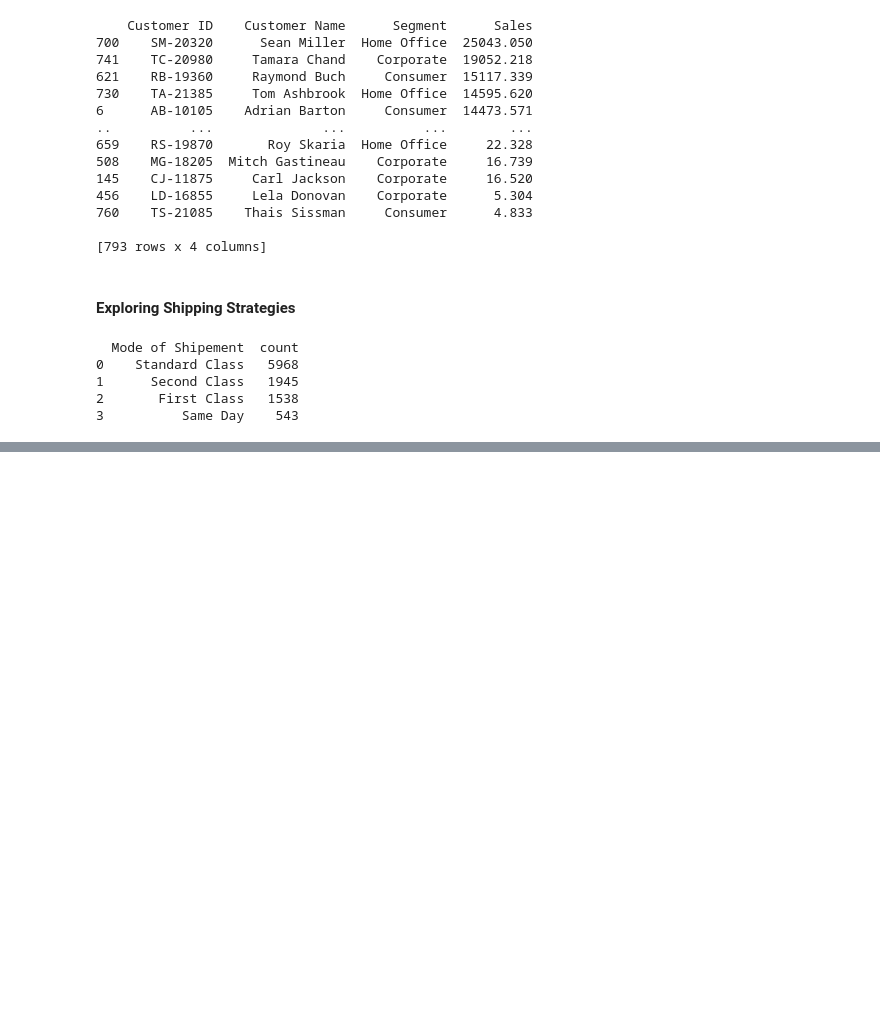
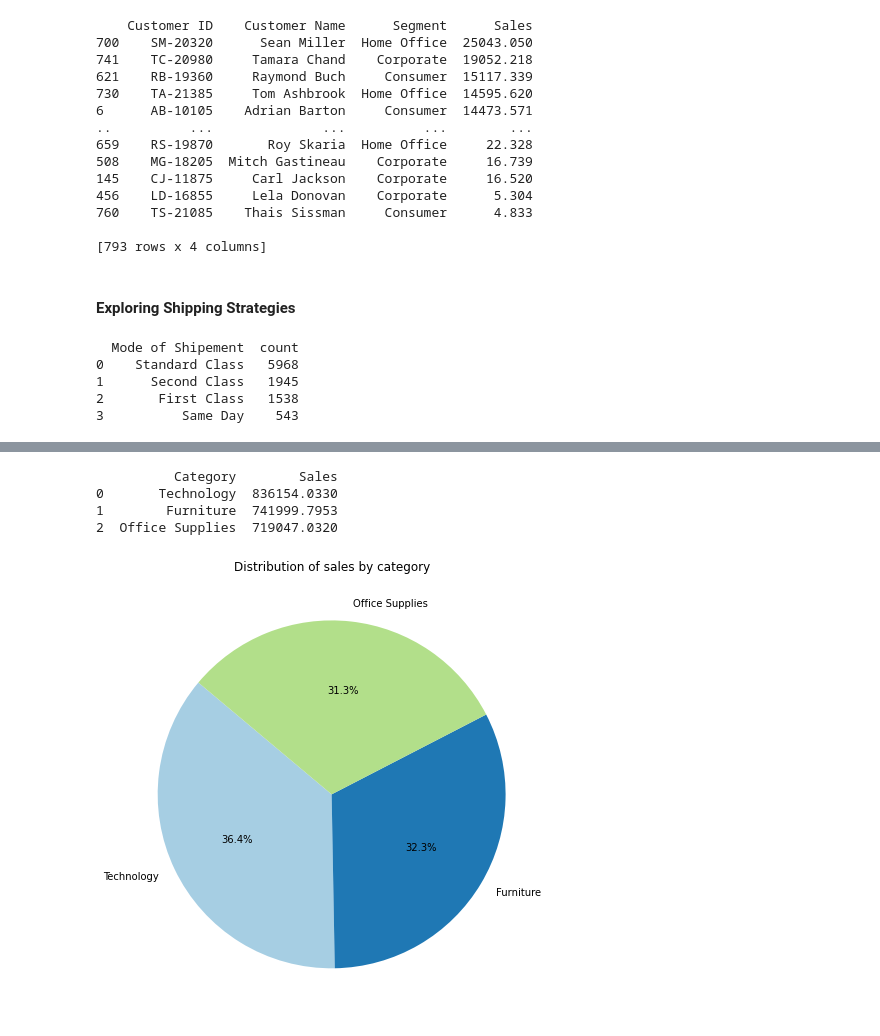
Before and after one commit to MehdiAliouan/Customer-Segmentation-Python, a Jupyter notebook: Superstore_Data_Analysis.ipynb, the cells around one changed output, grey strips where cells are left out. Saved outputs shown, nothing was run; the diff lists cells and outputs as text; code cells hidden in the pictures; blank space fills up the shorter version.

```diff
--- a/Superstore_Data_Analysis.ipynb
+++ b/Superstore_Data_Analysis.ipynb
@@ -167,0 +319,24 @@ print(shipping_model)
+# %%
+product_category = df.groupby(['Category'])['Sales'].sum().reset_index()
+
+top_product_category = product_category.sort_values(by='Sales', ascending = False)
+
+print(top_product_category.reset_index(drop=True))
+# %% [output]
+          Category        Sales
+0       Technology  836154.0330
+1        Furniture  741999.7953
+2  Office Supplies  719047.0320
+# %%
+plt.figure(figsize=(8, 8))
+plt.pie(
+    top_product_category['Sales'],
+    labels=top_product_category['Category'],
+    autopct='%1.1f%%',
+    startangle=140,
+    colors=plt.cm.Paired.colors
+)
+plt.title('Distribution of sales by category')
+plt.show()
+# %% [output]
+[figure, added]
```
Also changed, not shown: parts of 11 cells of this notebook, 2 other files.
